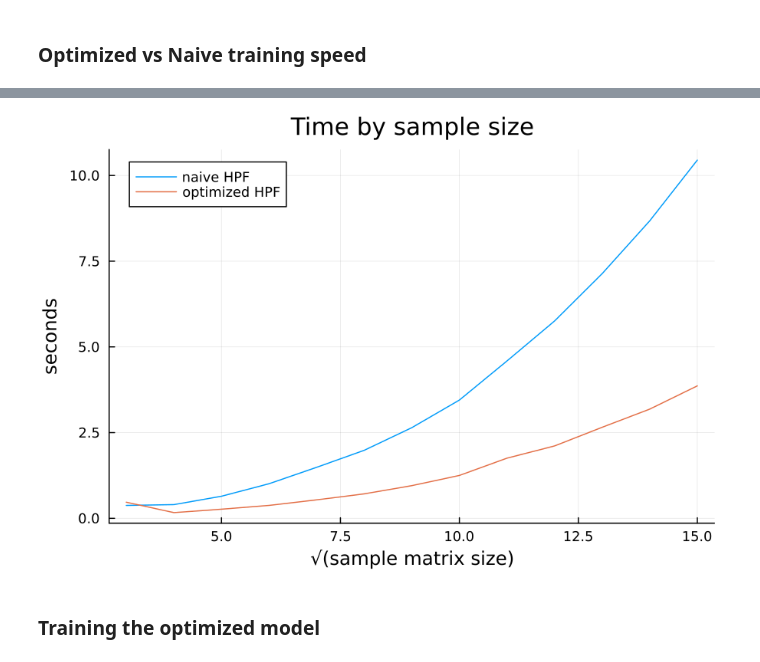
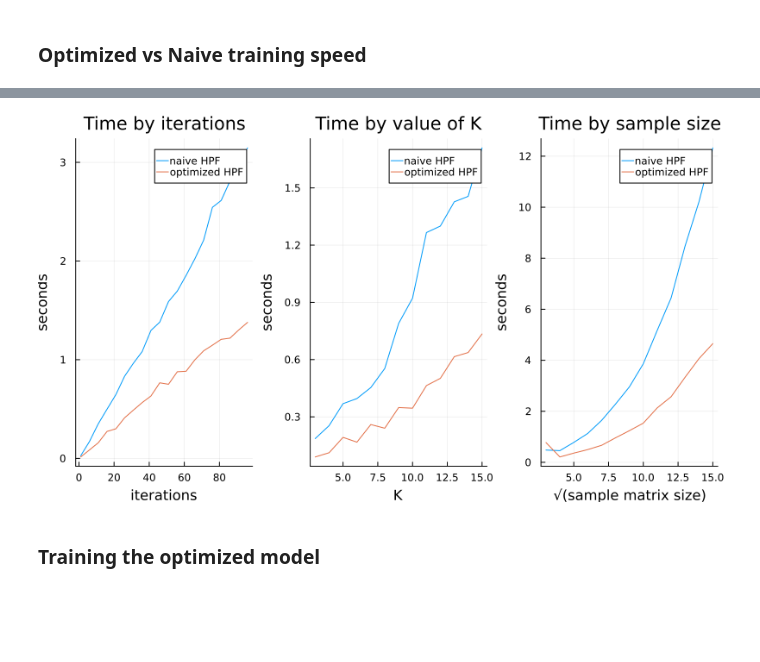
Before and after one commit to JustBeYou/unibuc-master-ai, a Jupyter notebook: probabilistic_programming/Project 1.ipynb, the cells around one changed output, grey strips where cells are left out. Saved outputs shown, nothing was run; the diff lists cells and outputs as text; code cells hidden in the pictures; blank space fills up the shorter version.

```diff
--- a/probabilistic_programming/Project 1.ipynb
+++ b/probabilistic_programming/Project 1.ipynb
@@ -823,4 +863,4 @@ for iters in speed_test_cases
     push!(naive_time, stats.time)
 end
 
-plot(speed_test_cases, [naive_time, optimized_time], labels=["naive HPF" "optimized HPF"], xlabel="iterations", ylabel="seconds", title="Time by iterations", size=(400,300), fmt = :png, dpi=200)
+p1 = plot(speed_test_cases, [naive_time, optimized_time], labels=["naive HPF" "optimized HPF"], xlabel="iterations", ylabel="seconds", title="Time by iterations", fmt = :png, dpi=150);
@@ -849,4 +887,4 @@ for K in speed_test_cases
     push!(naive_time, stats.time)
 end
 
-plot(speed_test_cases, [naive_time, optimized_time], labels=["naive HPF" "optimized HPF"], xlabel="K", ylabel="seconds", title="Time by value of K", fmt = :png, dpi=150)
+p2 = plot(speed_test_cases, [naive_time, optimized_time], labels=["naive HPF" "optimized HPF"], xlabel="K", ylabel="seconds", title="Time by value of K", fmt = :png, dpi=150);
@@ -873,9 +909,11 @@ for n in speed_test_cases
     push!(naive_time, stats.time)
 end
 
-plot(speed_test_cases, [naive_time, optimized_time], labels=["naive HPF" "optimized HPF"], xlabel="√(sample matrix size)", ylabel="seconds", title="Time by sample size", fmt = :png, dpi=150)
+p3 = plot(speed_test_cases, [naive_time, optimized_time], labels=["naive HPF" "optimized HPF"], xlabel="√(sample matrix size)", ylabel="seconds", title="Time by sample size", fmt = :png, dpi=150);
-# %% [output]
-[figure, removed]
+# %%
+plot(p1, p2, p3, fmt=:png, layout=(1, 3), size=(800, 450), dpi=200)
+# %% [output]
+[figure, added]
 # %% [markdown]
 ### Training the optimized model
 # %%
```
Also changed, not shown: parts of 25 cells of this notebook.
